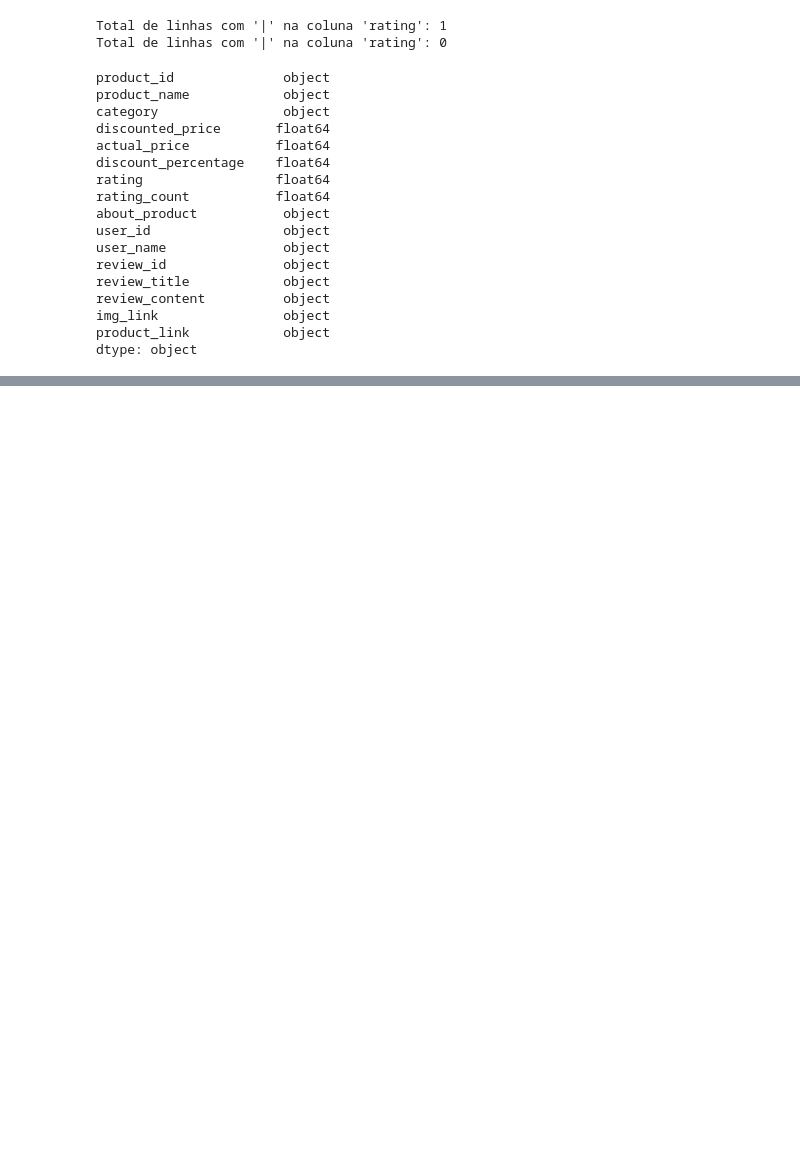
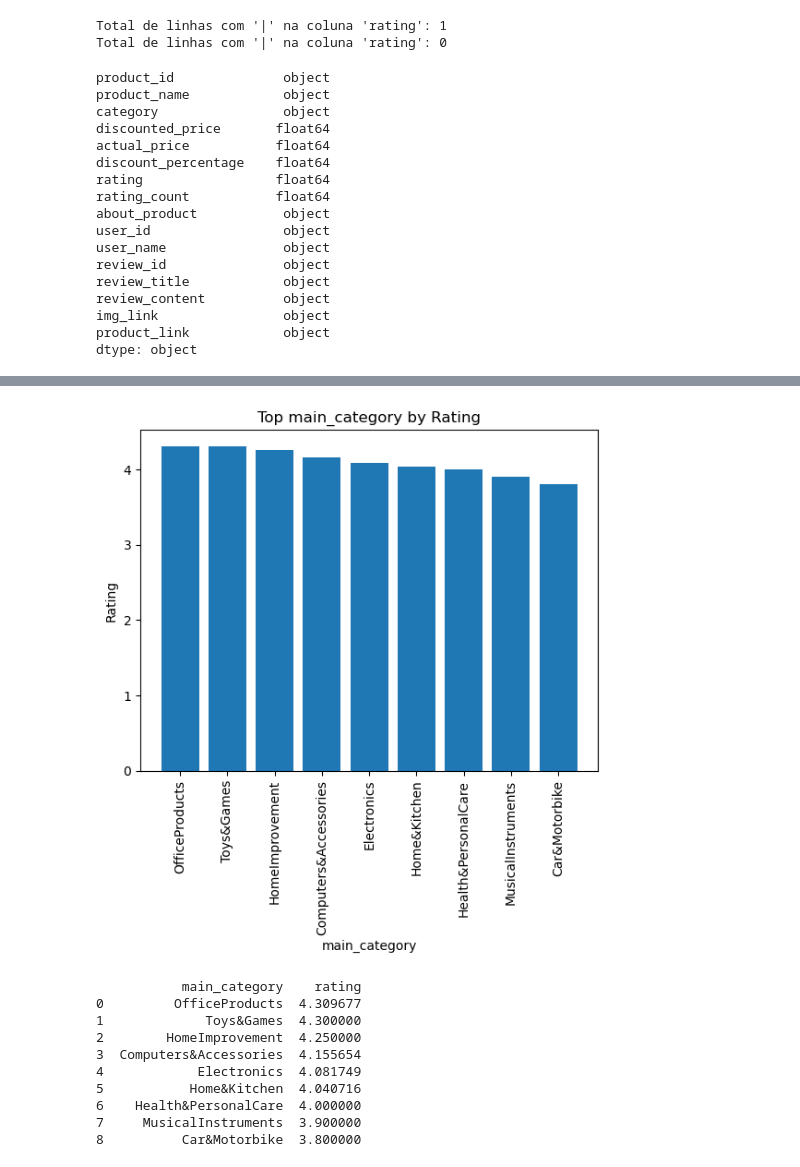
Before and after one commit to javicaz/Amazing, a Jupyter notebook: amazing_ML_Project.ipynb, the cells around one changed output, grey strips where cells are left out. Saved outputs shown, nothing was run; the diff lists cells and outputs as text; code cells hidden in the pictures; blank space fills up the shorter version.

```diff
--- a/amazing_ML_Project.ipynb
+++ b/amazing_ML_Project.ipynb
@@ -145,0 +197,26 @@ df['rating_weighted'] = df['rating'] * df['rating_count']
+# %%
+top = df.groupby(['main_category'])['rating'].mean().sort_values(ascending=False).head(10).reset_index()
+
+plt.bar(top['main_category'], top['rating'])
+
+plt.xlabel('main_category')
+plt.ylabel('Rating')
+plt.title('Top main_category by Rating')
+
+plt.xticks(rotation=90)
+
+plt.show()
+ranking = df.groupby('main_category')['rating'].mean().sort_values(ascending=False).reset_index()
+print(ranking)
+# %% [output]
+[figure, added]
+           main_category    rating
+0         OfficeProducts  4.309677
+1             Toys&Games  4.300000
+2        HomeImprovement  4.250000
+3  Computers&Accessories  4.155654
+4            Electronics  4.081749
+5           Home&Kitchen  4.040716
+6    Health&PersonalCare  4.000000
+7     MusicalInstruments  3.900000
+8          Car&Motorbike  3.800000
```
Also changed, not shown: parts of 9 cells of this notebook.
